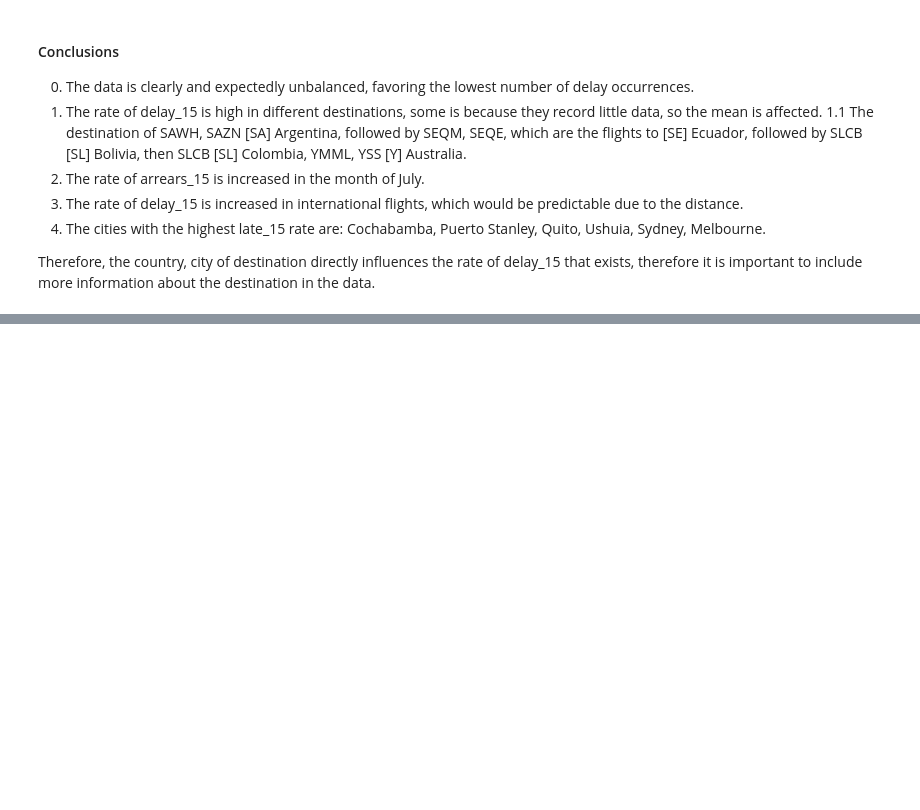
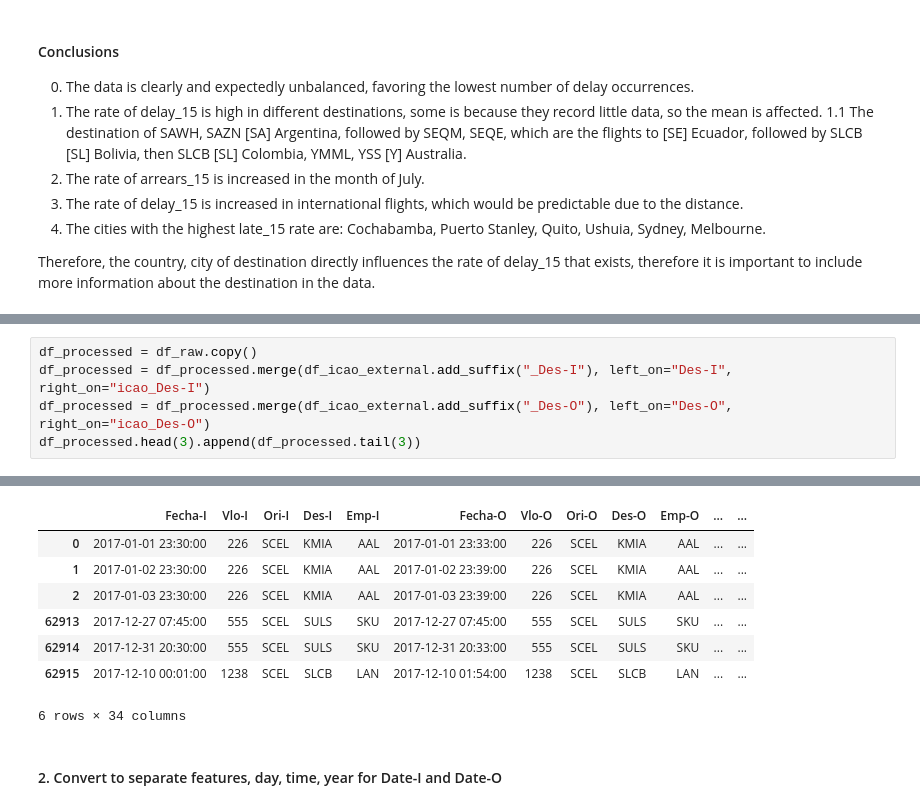
Before and after one commit to alejandroesteban/prediction_probability_flight_delays, a Jupyter notebook: solution.ipynb, the cells around one changed output, grey strips where cells are left out. Drawn from its saved outputs; the diff is of its cells as text; blank space fills up the shorter version.

```diff
--- a/solution.ipynb
+++ b/solution.ipynb
@@ -351,0 +376,6 @@ Therefore, the country, city of destination directly influences the rate of dela
+# %%
+df_processed = df_raw.copy()
+df_processed = df_processed.merge(df_icao_external.add_suffix("_Des-I"), left_on="Des-I", right_on="icao_Des-I")
+df_processed = df_processed.merge(df_icao_external.add_suffix("_Des-O"), left_on="Des-O", right_on="icao_Des-O")
+df_processed.head(3).append(df_processed.tail(3))
+# %% [output]
@@ -351,0 +383,10 @@ Therefore, the country, city of destination directly influences the rate of dela
+|  | Fecha-I | Vlo-I | Ori-I | Des-I | Emp-I | Fecha-O | Vlo-O | Ori-O | Des-O | Emp-O | ... | ... |
+| 0 | 2017-01-01 23:30:00 | 226 | SCEL | KMIA | AAL | 2017-01-01 23:33:00 | 226 | SCEL | KMIA | AAL | ... | ... |
+| 1 | 2017-01-02 23:30:00 | 226 | SCEL | KMIA | AAL | 2017-01-02 23:39:00 | 226 | SCEL | KMIA | AAL | ... | ... |
+| 2 | 2017-01-03 23:30:00 | 226 | SCEL | KMIA | AAL | 2017-01-03 23:39:00 | 226 | SCEL | KMIA | AAL | ... | ... |
+| 62913 | 2017-12-27 07:45:00 | 555 | SCEL | SULS | SKU | 2017-12-27 07:45:00 | 555 | SCEL | SULS | SKU | ... | ... |
+| 62914 | 2017-12-31 20:30:00 | 555 | SCEL | SULS | SKU | 2017-12-31 20:33:00 | 555 | SCEL | SULS | SKU | ... | ... |
+| 62915 | 2017-12-10 00:01:00 | 1238 | SCEL | SLCB | LAN | 2017-12-10 01:54:00 | 1238 | SCEL | SLCB | LAN | ... | ... |
+6 rows × 34 columns
+# %% [markdown]
+#### 2. Convert to separate features, day, time, year for Date-I and Date-O
```
Also changed, not shown: parts of 32 cells of this notebook, 2 other files.
